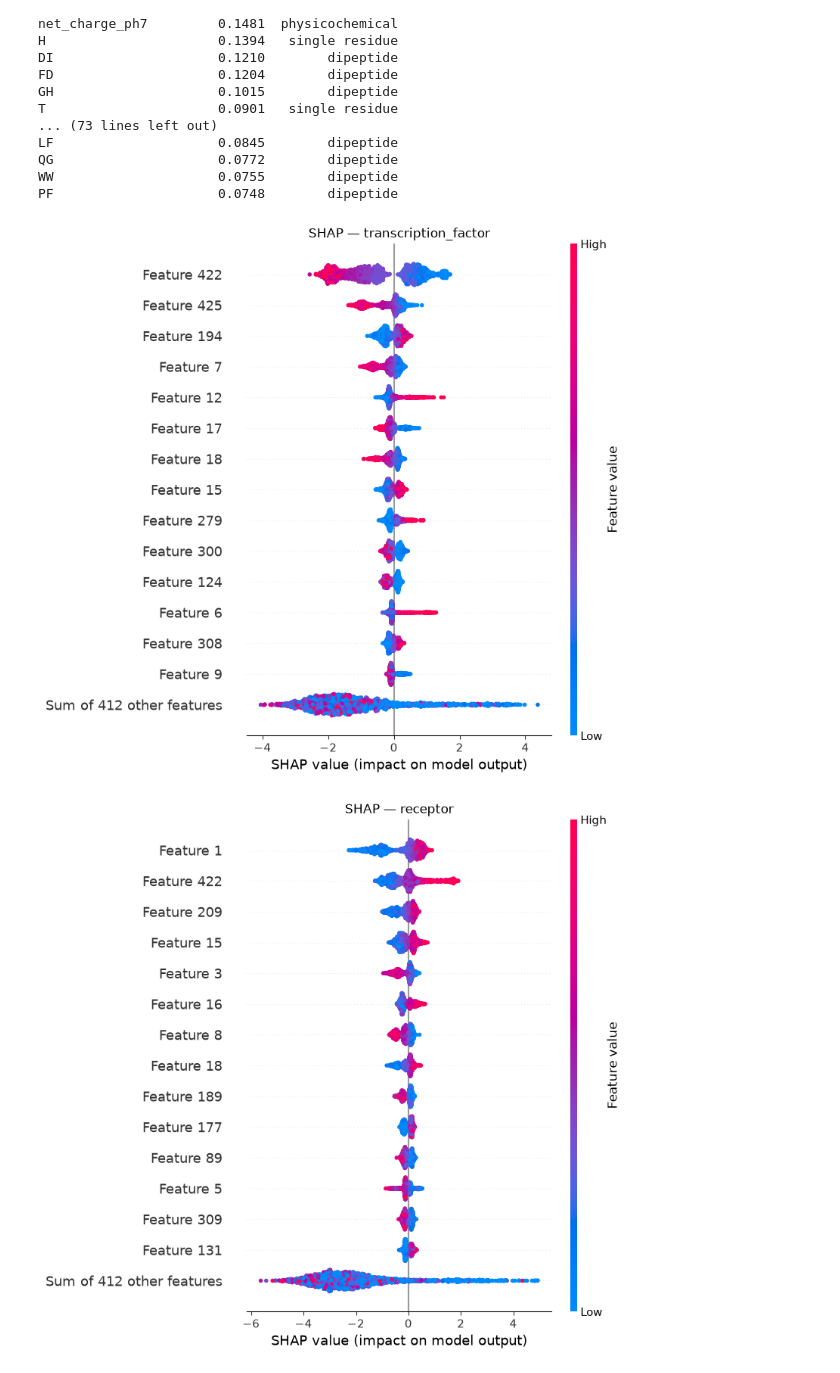
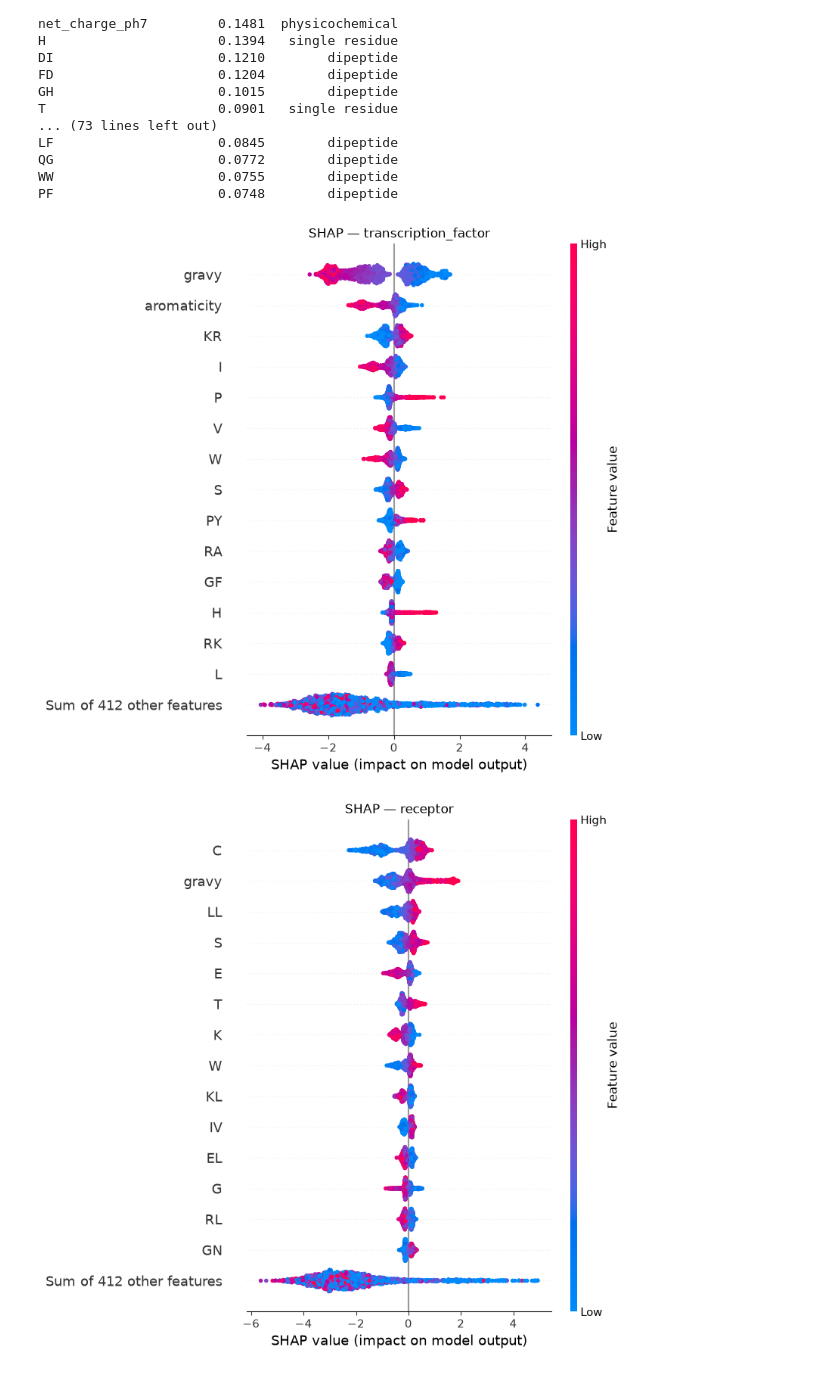
Before and after one commit to reuel-web/protein-function-ml, a Jupyter notebook: notebooks/03_interpretability.ipynb, the cells around one changed output. Cells and saved outputs as stored; diff of their text form; code cells hidden in the pictures.

Commit message:
Phase 6: SHAP interpretability - global and per-class feature importance

```diff
--- a/notebooks/03_interpretability.ipynb
+++ b/notebooks/03_interpretability.ipynb
@@ -20,8 +20,8 @@ feature_cols = bundle["feature_cols"]
 print("Loaded model:", bundle["model_name"])
 
 df = pd.read_csv("../data/processed/features.csv")
-X = df[feature_cols].values
-y = df["function_category"].values
+X = df[feature_cols].to_numpy(dtype=float)
+y = df["function_category"].astype(str).to_numpy()
 
 X_train, X_test, y_train, y_test = train_test_split(
     X, y, test_size=0.2, stratify=y, random_state=42,
@@ -93,22 +93,30 @@ QG                     0.0772        dipeptide
 WW                     0.0755        dipeptide
 PF                     0.0748        dipeptide
 # %%
+def class_explanation(explanation, class_idx, feature_names):
+    return shap.Explanation(
+        values=explanation.values[:, :, class_idx],
+        base_values=explanation.base_values[:, class_idx],
+        data=explanation.data,
+        feature_names=feature_names,
+    )
+
 tf_idx = list(class_names).index("transcription_factor")
-shap.plots.beeswarm(explanation[:, :, tf_idx], max_display=15, show=False)
+shap.plots.beeswarm(class_explanation(explanation, tf_idx, feature_cols), max_display=15, show=False)
 plt.title("SHAP — transcription_factor")
 plt.tight_layout()
 plt.savefig("../results/figures/shap_beeswarm_transcription_factor.png", dpi=150, bbox_inches="tight")
 plt.show()
 
 rec_idx = list(class_names).index("receptor")
-shap.plots.beeswarm(explanation[:, :, rec_idx], max_display=15, show=False)
+shap.plots.beeswarm(class_explanation(explanation, rec_idx, feature_cols), max_display=15, show=False)
 plt.title("SHAP — receptor")
 plt.tight_layout()
 plt.savefig("../results/figures/shap_beeswarm_receptor.png", dpi=150, bbox_inches="tight")
 plt.show()
 # %% [output]
-[figure, old version]
+[figure, new version]
-[figure, old version]
+[figure, new version]
 # %%
 for cls, ranking_df in top_features_by_class.items():
     ranking_df.to_csv(f"../results/figures/shap_top_features_{cls}.csv")
```
Also changed, not shown: 2 other files.
